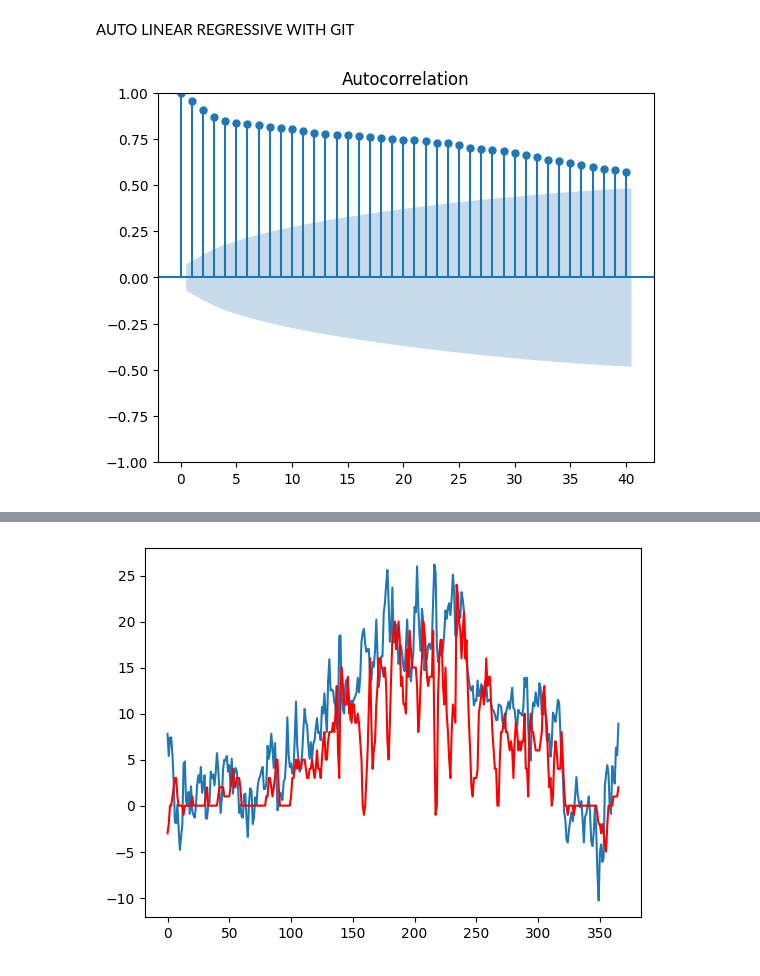
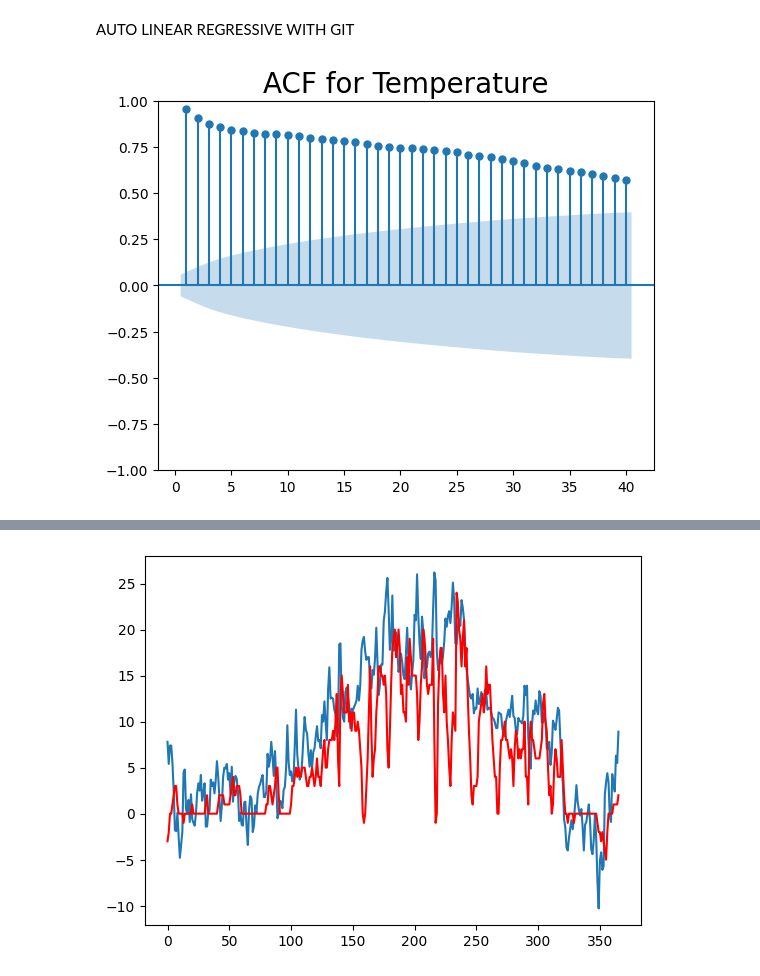
Before and after one commit to mikitomi21/Weather_Prediction, a Jupyter notebook: presentation.ipynb, the cells around one changed output, grey strips where cells are left out. Cells and saved outputs as stored; diff of their text form; code cells hidden in the pictures.

```diff
--- a/presentation.ipynb
+++ b/presentation.ipynb
@@ -113,8 +114,9 @@ y_train = train_data["Avg_Temp"].to_numpy()
 
 x_test = test_data["Avg_Temp_Pre_Day"].to_numpy()
 y_test = test_data["Avg_Temp"].to_numpy()
-# %%
-sm.graphics.tsa.plot_acf(train_data['Avg_Temp'].values.squeeze(), lags=40)
-plt.show()
-# %% [output]
-[figure, removed]
+# %%
+sgt.plot_acf(data['Avg_Temp'], zero=False, lags="40")
+plt.title("ACF for Temperature", size=20)
+plt.show()
+# %% [output]
+[figure, added]
```
Also changed, not shown: parts of 2 cells of this notebook.
